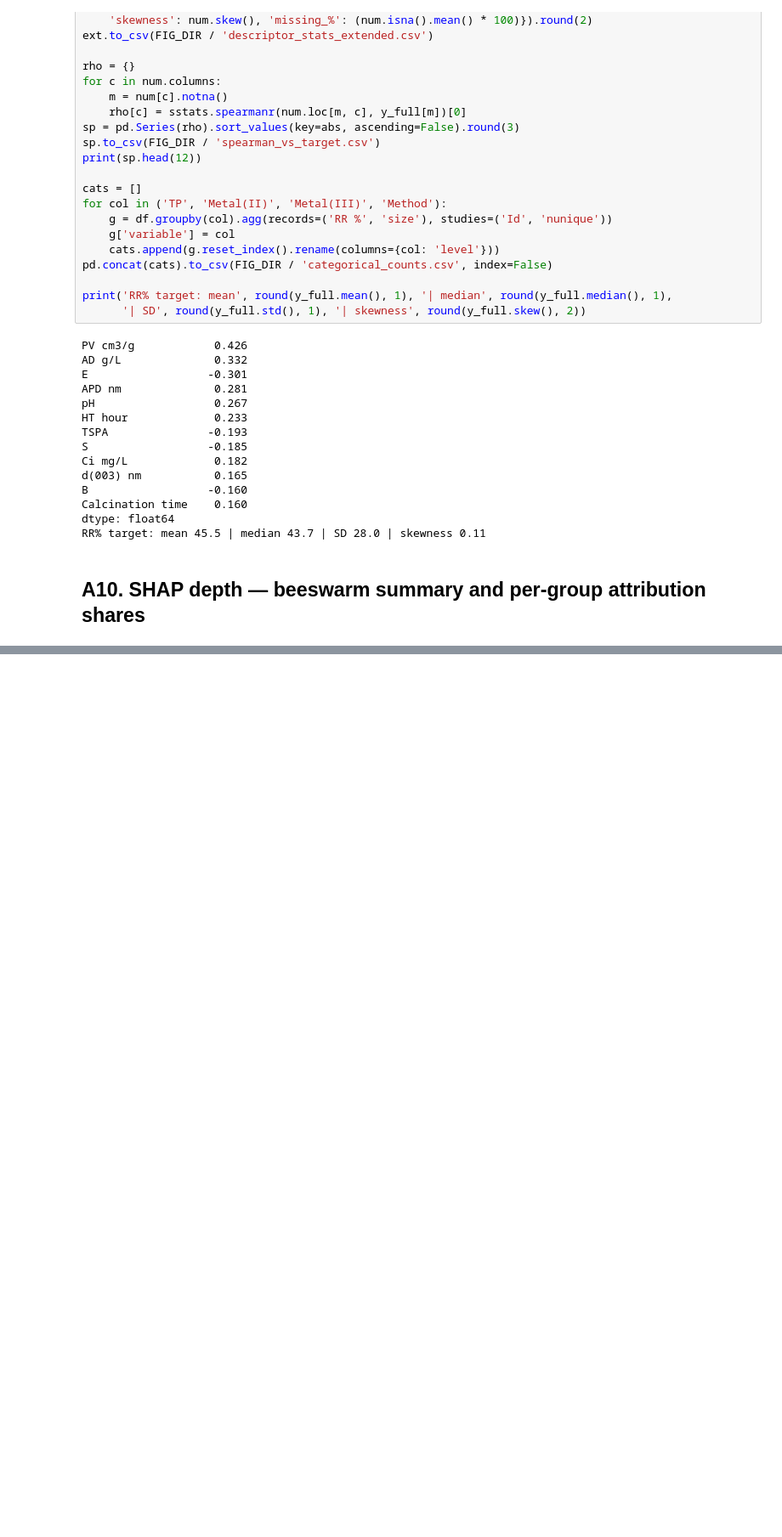
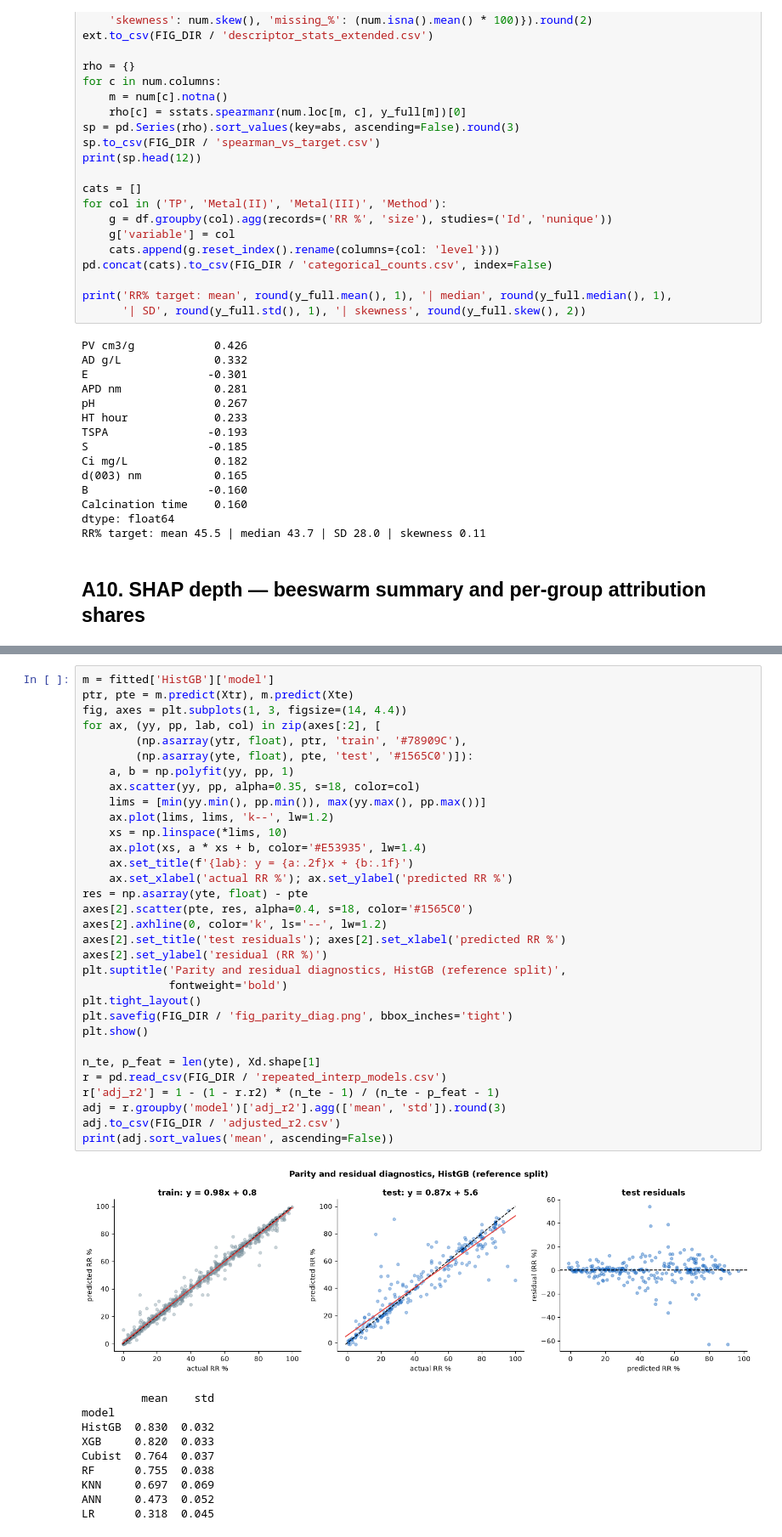
Before and after one commit to thanhtrunghuynh93/GreenX_BaoTien_project, a Jupyter notebook: notebooks/paper_depth_analysis.ipynb, the cells around one changed output, grey strips where cells are left out. Shown at 85% size. Saved outputs shown, nothing was run; the diff lists cells and outputs as text; blank space fills up the shorter version.

```diff
--- a/notebooks/paper_depth_analysis.ipynb
+++ b/notebooks/paper_depth_analysis.ipynb
@@ -467,0 +638,43 @@ dtype: float64
+# %%
+m = fitted['HistGB']['model']
+ptr, pte = m.predict(Xtr), m.predict(Xte)
+fig, axes = plt.subplots(1, 3, figsize=(14, 4.4))
+for ax, (yy, pp, lab, col) in zip(axes[:2], [
+        (np.asarray(ytr, float), ptr, 'train', '#78909C'),
+        (np.asarray(yte, float), pte, 'test', '#1565C0')]):
+    a, b = np.polyfit(yy, pp, 1)
+    ax.scatter(yy, pp, alpha=0.35, s=18, color=col)
+    lims = [min(yy.min(), pp.min()), max(yy.max(), pp.max())]
+    ax.plot(lims, lims, 'k--', lw=1.2)
+    xs = np.linspace(*lims, 10)
+    ax.plot(xs, a * xs + b, color='#E53935', lw=1.4)
+    ax.set_title(f'{lab}: y = {a:.2f}x + {b:.1f}')
+    ax.set_xlabel('actual RR %'); ax.set_ylabel('predicted RR %')
+res = np.asarray(yte, float) - pte
+axes[2].scatter(pte, res, alpha=0.4, s=18, color='#1565C0')
+axes[2].axhline(0, color='k', ls='--', lw=1.2)
+axes[2].set_title('test residuals'); axes[2].set_xlabel('predicted RR %')
+axes[2].set_ylabel('residual (RR %)')
+plt.suptitle('Parity and residual diagnostics, HistGB (reference split)',
+             fontweight='bold')
+plt.tight_layout()
+plt.savefig(FIG_DIR / 'fig_parity_diag.png', bbox_inches='tight')
+plt.show()
+
+n_te, p_feat = len(yte), Xd.shape[1]
+r = pd.read_csv(FIG_DIR / 'repeated_interp_models.csv')
+r['adj_r2'] = 1 - (1 - r.r2) * (n_te - 1) / (n_te - p_feat - 1)
+adj = r.groupby('model')['adj_r2'].agg(['mean', 'std']).round(3)
+adj.to_csv(FIG_DIR / 'adjusted_r2.csv')
+print(adj.sort_values('mean', ascending=False))
+# %% [output]
+[figure, added]
+         mean    std
+model
+HistGB  0.830  0.032
+XGB     0.820  0.033
+Cubist  0.764  0.037
+RF      0.755  0.038
+KNN     0.697  0.069
+ANN     0.473  0.052
+LR      0.318  0.045
```
Also changed, not shown: parts of 9 cells of this notebook, 13 other files.
